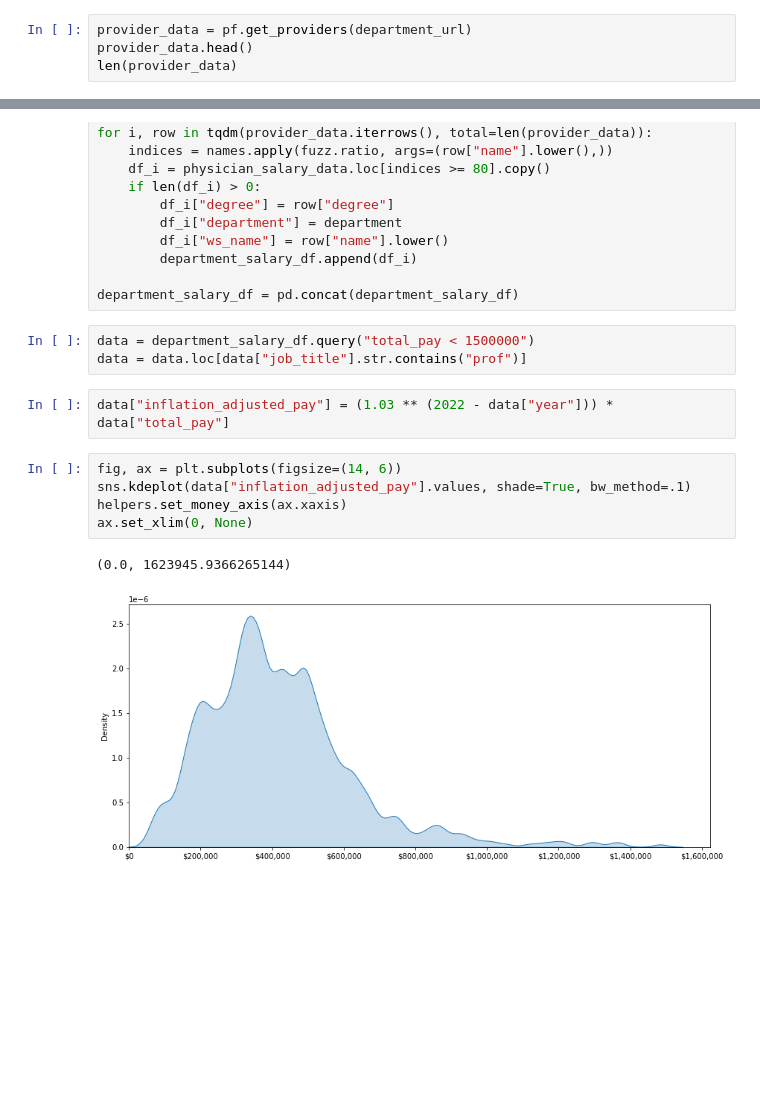
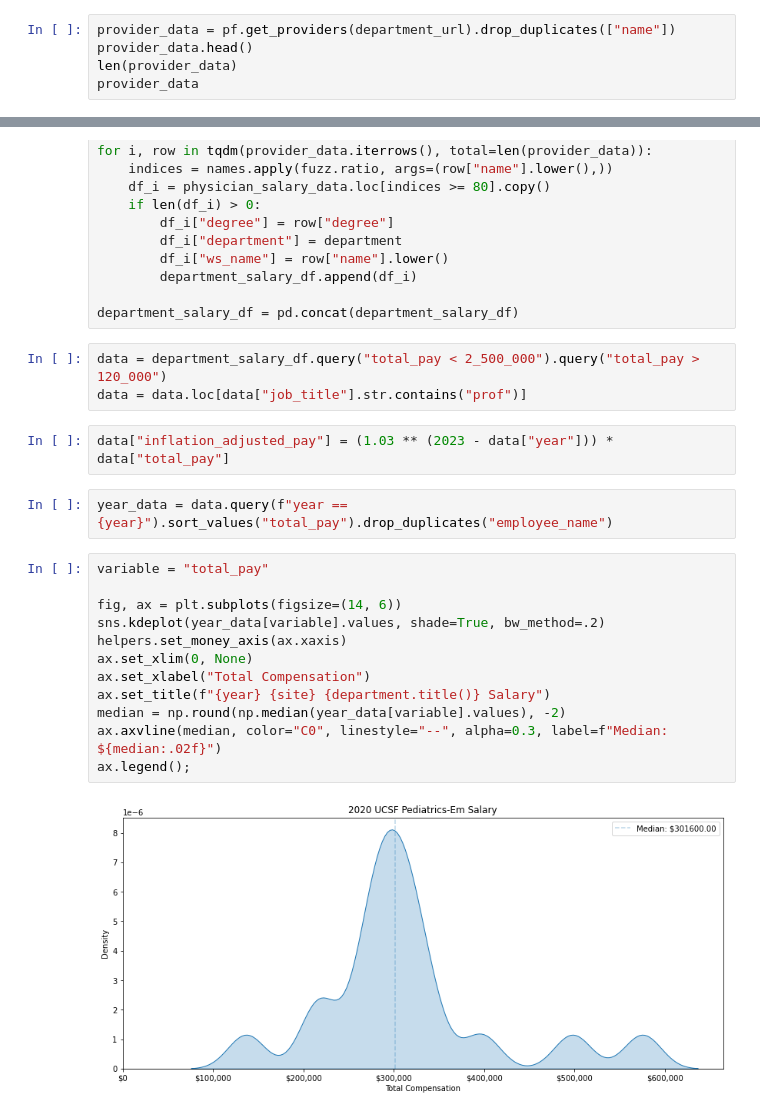
Before and after one commit to cole-khamnei/uc_physician_statistics, a Jupyter notebook: webscraping.ipynb, the cells around one changed output, grey strips where cells are left out. Drawn from its saved outputs; the diff is of its cells as text; blank space fills up the shorter version.

```diff
--- a/webscraping.ipynb
+++ b/webscraping.ipynb
@@ -38,5 +42,6 @@ https://www.uclahealth.org/heart/adult-cardiology-team
 # %%
-provider_data = pf.get_providers(department_url)
+provider_data = pf.get_providers(department_url).drop_duplicates(["name"])
 provider_data.head()
 len(provider_data)
+provider_data
 # %% [output]
@@ -59,15 +77,23 @@ for i, row in tqdm(provider_data.iterrows(), total=len(provider_data)):
 
 department_salary_df = pd.concat(department_salary_df)
 # %%
-data = department_salary_df.query("total_pay < 1500000")
+data = department_salary_df.query("total_pay < 2_500_000").query("total_pay > 120_000")
 data = data.loc[data["job_title"].str.contains("prof")]
 # %%
-data["inflation_adjusted_pay"] = (1.03 ** (2022 - data["year"])) * data["total_pay"]
+data["inflation_adjusted_pay"] = (1.03 ** (2023 - data["year"])) * data["total_pay"]
+# %%
+year_data = data.query(f"year == {year}").sort_values("total_pay").drop_duplicates("employee_name")
 # %%
+variable = "total_pay"
+
 fig, ax = plt.subplots(figsize=(14, 6))
-sns.kdeplot(data["inflation_adjusted_pay"].values, shade=True, bw_method=.1)
+sns.kdeplot(year_data[variable].values, shade=True, bw_method=.2)
 helpers.set_money_axis(ax.xaxis)
 ax.set_xlim(0, None)
+ax.set_xlabel("Total Compensation")
+ax.set_title(f"{year} {site} {department.title()} Salary")
+median = np.round(np.median(year_data[variable].values), -2)
+ax.axvline(median, color="C0", linestyle="--", alpha=0.3, label=f"Median: ${median:.02f}")
+ax.legend();
 # %% [output]
-(0.0, 1623945.9366265144)
-[figure, old version]
+[figure, new version]
```
Also changed, not shown: parts of 3 cells of this notebook, 4 other files.
